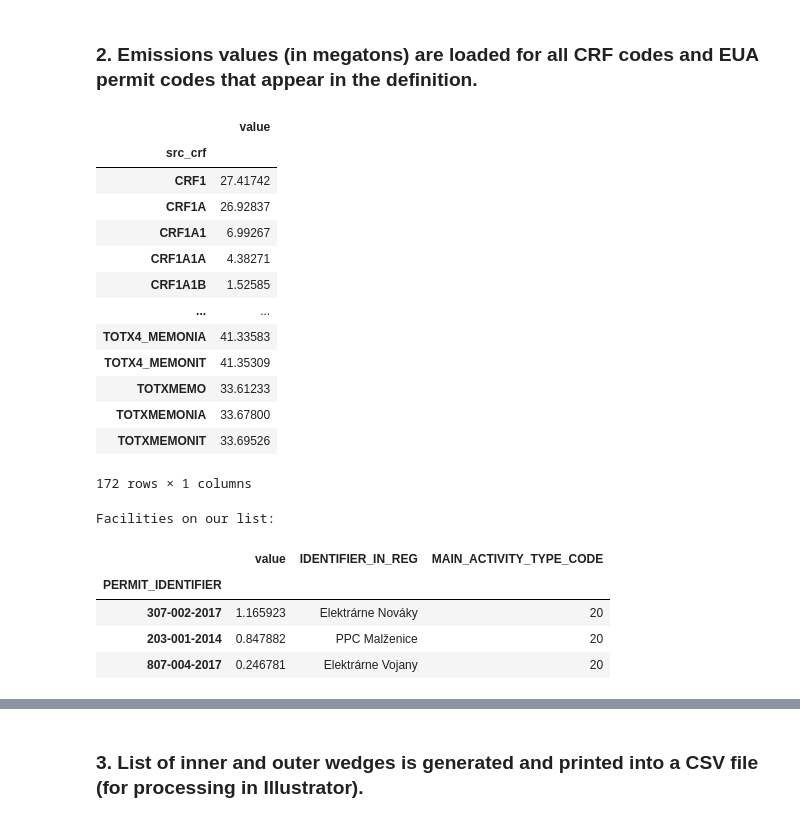
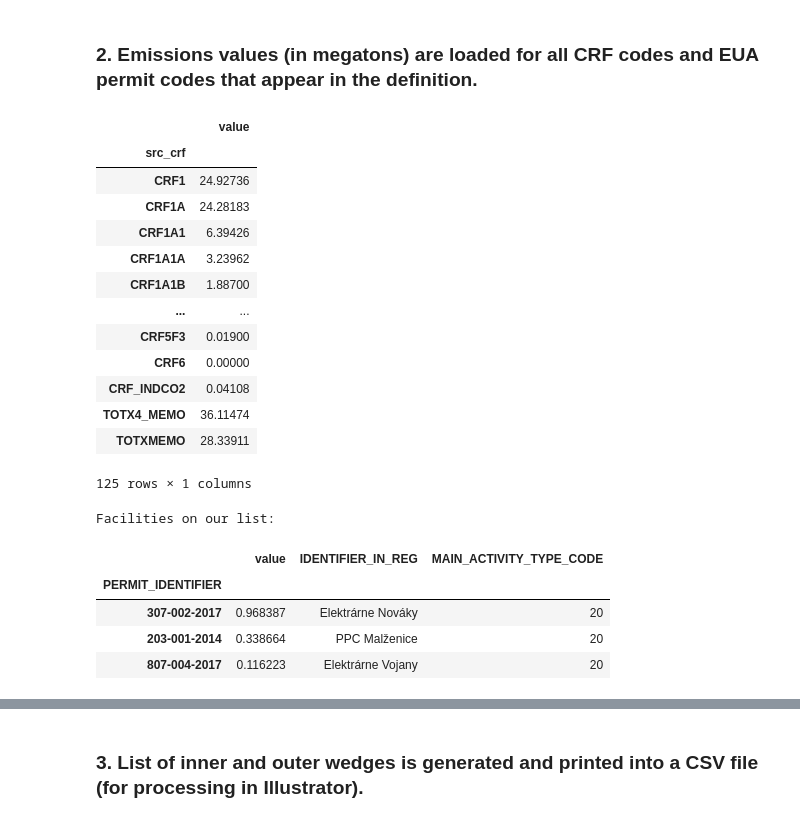
Before and after one commit to faktaoklimatu/data-analysis, a Jupyter notebook: notebooks/emissions/pie-charts/SK.ipynb, the cells around one changed output, grey strips where cells are left out. Cells and saved outputs as stored; diff of their text form; code cells hidden in the pictures.

```diff
--- a/notebooks/emissions/pie-charts/SK.ipynb
+++ b/notebooks/emissions/pie-charts/SK.ipynb
@@ -24,8 +24,7 @@ from data_analysis.eurostat_population_utils import get_eurostat_population_data
 ### 1. The structure of the pie charts is defined (using CRF codes and EUA permit codes).
 # %%
 GEO = Geo.SK
-YEAR = 2021
-TOTAL_EMISSION = 'TOTX4_MEMONIA'
+YEAR = 2023
 
 definition = [
     get_sector_definition(Sector.INDUSTRY) |
@@ -113,40 +112,40 @@ df
 # %% [output]
 |  | value |
 | src_crf |  |
-| CRF1 | 27.41742 |
-| CRF1A | 26.92837 |
-| CRF1A1 | 6.99267 |
-| CRF1A1A | 4.38271 |
-| CRF1A1B | 1.52585 |
+| CRF1 | 24.92736 |
+| CRF1A | 24.28183 |
+| CRF1A1 | 6.39426 |
+| CRF1A1A | 3.23962 |
+| CRF1A1B | 1.88700 |
 | ... | ... |
-| TOTX4_MEMONIA | 41.33583 |
-| TOTX4_MEMONIT | 41.35309 |
-| TOTXMEMO | 33.61233 |
-| TOTXMEMONIA | 33.67800 |
-| TOTXMEMONIT | 33.69526 |
+| CRF5F3 | 0.01900 |
+| CRF6 | 0.00000 |
+| CRF_INDCO2 | 0.04108 |
+| TOTX4_MEMO | 36.11474 |
+| TOTXMEMO | 28.33911 |
-172 rows × 1 columns
+125 rows × 1 columns
 # %%
 allowance_permit_codes = []
 for wedge_def in definition:
     for sub_wedge in wedge_def.get('breakdown', []):
         allowance_permit_codes += sub_wedge['codes'] if 'allowances' in sub_wedge else []
 
 df_eua = df_eua_filtered = pd.DataFrame()
 if allowance_permit_codes:
     df_eua = get_allowances_data(
-        YEAR, registry_code=GEO.value, main_activity_code=None, eua_path="../../../data/EUA/verified_emissions_2021_en.xlsx")
+        YEAR, registry_code=GEO.value, main_activity_code=None, eua_path= f"../../../data/EUA/verified_emissions_{YEAR}_en.xlsx")
     df_eua_filtered = df_eua.loc[df_eua.index.isin(allowance_permit_codes),]
     df = pd.concat([df, df_eua_filtered])
 
 print("Facilities on our list:")
 df_eua_filtered
 # %% [output]
 Facilities on our list:
 |  | value | IDENTIFIER_IN_REG | MAIN_ACTIVITY_TYPE_CODE |
 | PERMIT_IDENTIFIER |  |  |  |
-| 307-002-2017 | 1.165923 | Elektrárne Nováky | 20 |
-| 203-001-2014 | 0.847882 | PPC Malženice | 20 |
-| 807-004-2017 | 0.246781 | Elektrárne Vojany | 20 |
+| 307-002-2017 | 0.968387 | Elektrárne Nováky | 20 |
+| 203-001-2014 | 0.338664 | PPC Malženice | 20 |
+| 807-004-2017 | 0.116223 | Elektrárne Vojany | 20 |
 # %%
 print("Top facilities not in our list, check them carefully:")
 df_eua.loc[~ df_eua.index.isin(allowance_permit_codes),].head(15)
```
Also changed, not shown: parts of 5 cells of this notebook, 5 other files.
